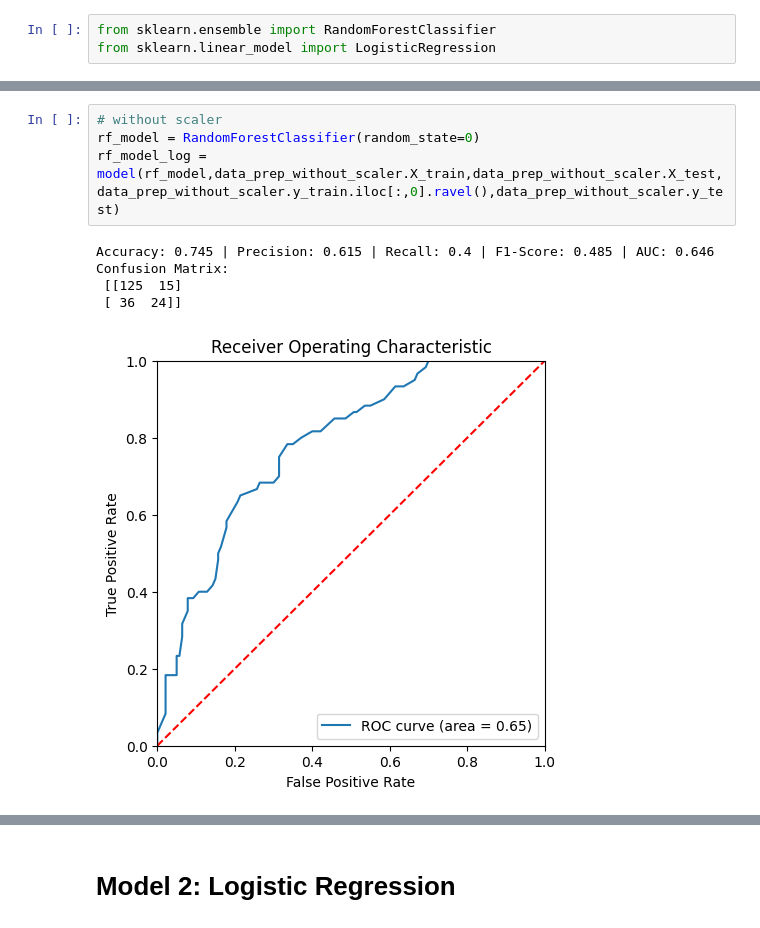
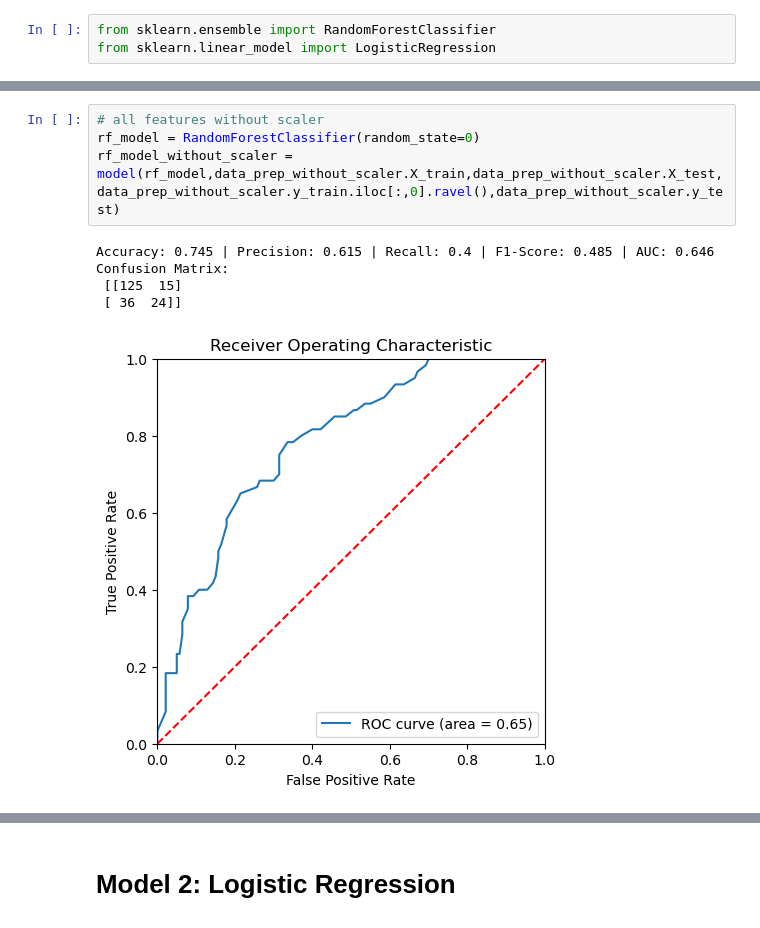
Before and after one commit to desy-natasha/credit_scoring, a Jupyter notebook: notebook/credit-scoring-prototype.ipynb, the cells around one changed output, grey strips where cells are left out. Drawn from its saved outputs; the diff is of its cells as text.

```diff
--- a/notebook/credit-scoring-prototype.ipynb
+++ b/notebook/credit-scoring-prototype.ipynb
@@ -455,11 +473,11 @@ Confusion Matrix:
 # %%
-# without scaler
+# all features without scaler
 rf_model = RandomForestClassifier(random_state=0)
-rf_model_log = model(rf_model,data_prep_without_scaler.X_train,data_prep_without_scaler.X_test,data_prep_without_scaler.y_train.iloc[:,0].ravel(),data_prep_without_scaler.y_test)
+rf_model_without_scaler = model(rf_model,data_prep_without_scaler.X_train,data_prep_without_scaler.X_test,data_prep_without_scaler.y_train.iloc[:,0].ravel(),data_prep_without_scaler.y_test)
 # %% [output]
 Accuracy: 0.745 | Precision: 0.615 | Recall: 0.4 | F1-Score: 0.485 | AUC: 0.646
 Confusion Matrix:
  [[125  15]
  [ 36  24]]
-[figure, old version]
+[figure, new version]
 # %%
```
Also changed, not shown: parts of 35 cells of this notebook, 1 other file.
